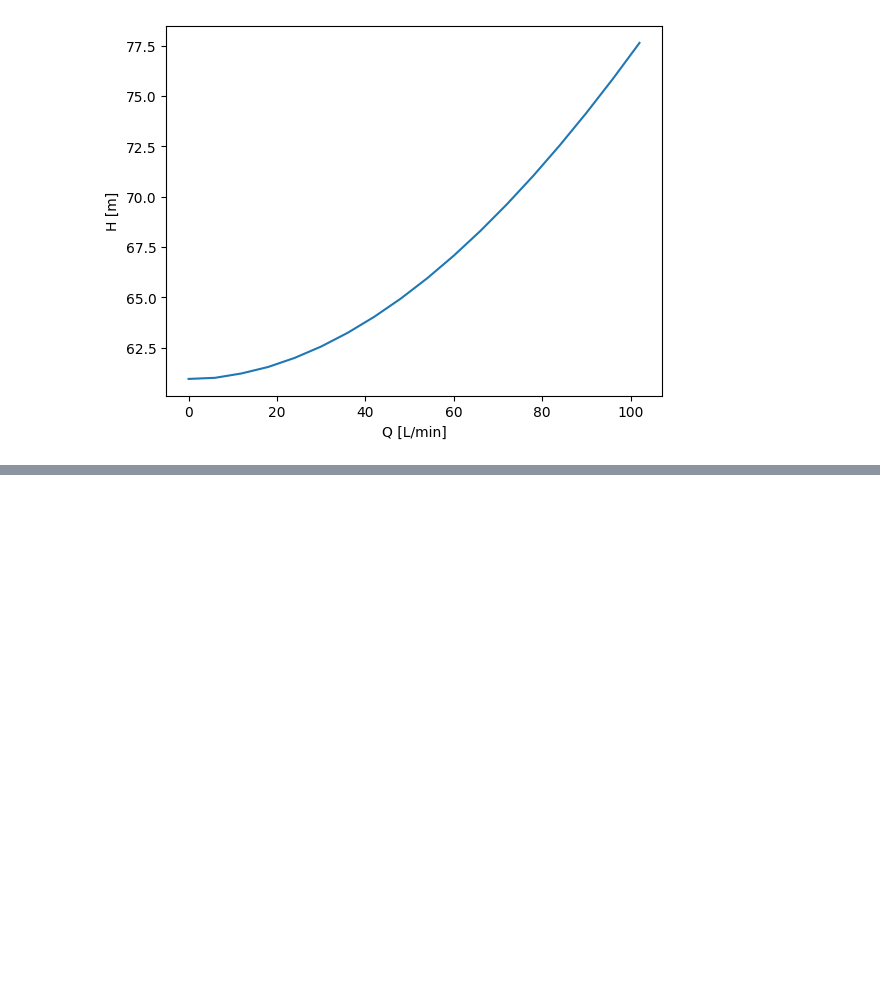
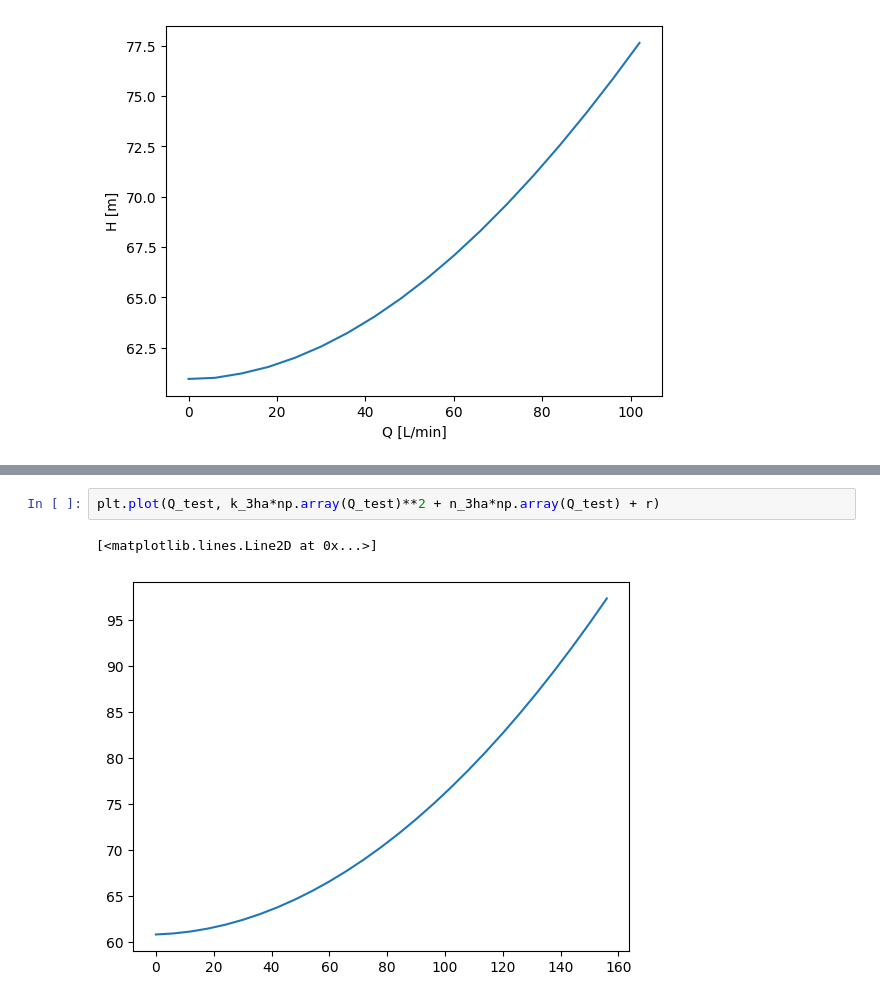
Before and after one commit to mascholten123/Code, a Jupyter notebook: NetworkCode/DripNetwork.ipynb, the cells around one changed output, grey strips where cells are left out. Saved outputs shown, nothing was run; the diff lists cells and outputs as text; blank space fills up the shorter version.

```diff
--- a/NetworkCode/DripNetwork.ipynb
+++ b/NetworkCode/DripNetwork.ipynb
@@ -295,0 +300,5 @@ the equation is H = 0.23399416454956515Q^2 + 55.23750522101299
+# %%
+plt.plot(Q_test, k_3ha*np.array(Q_test)**2 + n_3ha*np.array(Q_test) + r)
+# %% [output]
+[<matplotlib.lines.Line2D at 0x...>]
+[figure, added]
```
Also changed, not shown: parts of 2 cells of this notebook, 1 other file.
